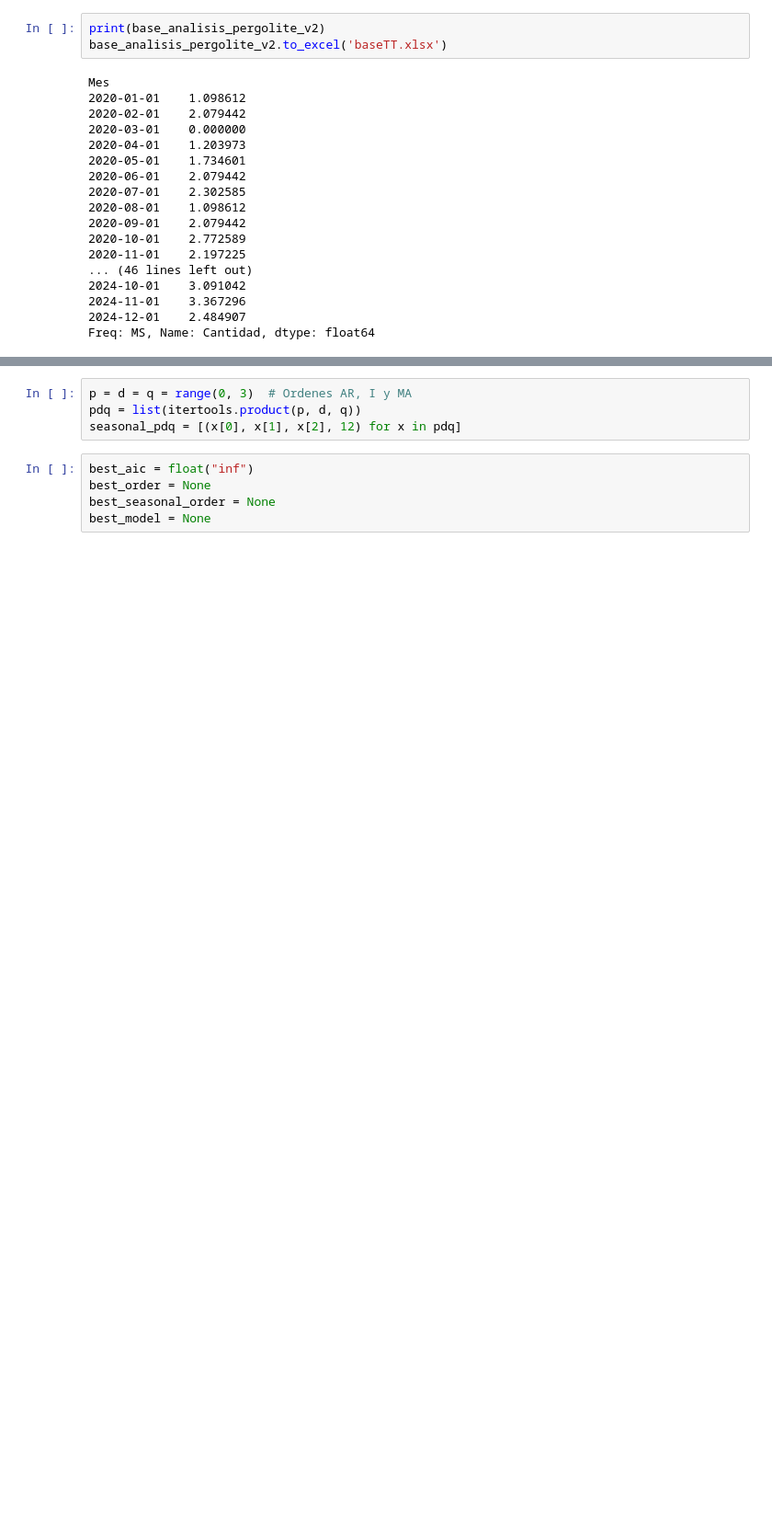
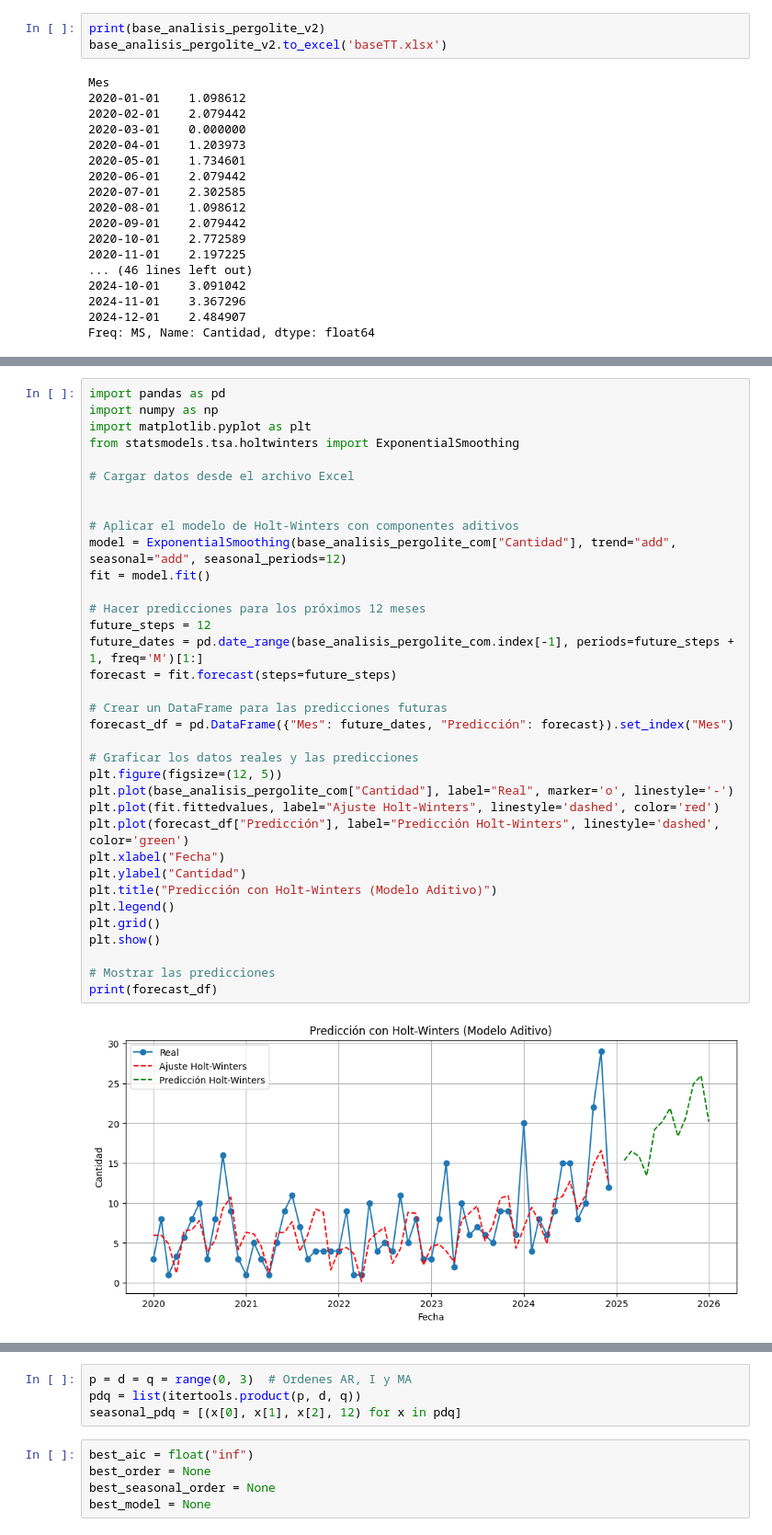
Before and after one commit to serway-hub/Proyecto_pronostico, a Jupyter notebook: pronosticos_pergolite.ipynb, the cells around one changed output, grey strips where cells are left out. Shown at 92% size. Saved outputs shown, nothing was run; the diff lists cells and outputs as text; blank space fills up the shorter version.

```diff
--- a/pronosticos_pergolite.ipynb
+++ b/pronosticos_pergolite.ipynb
@@ -255,0 +257,37 @@ Freq: MS, Name: Cantidad, dtype: float64
+# %%
+import pandas as pd
+import numpy as np
+import matplotlib.pyplot as plt
+from statsmodels.tsa.holtwinters import ExponentialSmoothing
+
+# Cargar datos desde el archivo Excel
+
+
+# Aplicar el modelo de Holt-Winters con componentes aditivos
+model = ExponentialSmoothing(base_analisis_pergolite_com["Cantidad"], trend="add", seasonal="add", seasonal_periods=12)
+fit = model.fit()
+
+# Hacer predicciones para los próximos 12 meses
+future_steps = 12
+future_dates = pd.date_range(base_analisis_pergolite_com.index[-1], periods=future_steps + 1, freq='M')[1:]
+forecast = fit.forecast(steps=future_steps)
+
+# Crear un DataFrame para las predicciones futuras
+forecast_df = pd.DataFrame({"Mes": future_dates, "Predicción": forecast}).set_index("Mes")
+
+# Graficar los datos reales y las predicciones
+plt.figure(figsize=(12, 5))
+plt.plot(base_analisis_pergolite_com["Cantidad"], label="Real", marker='o', linestyle='-')
+plt.plot(fit.fittedvalues, label="Ajuste Holt-Winters", linestyle='dashed', color='red')
+plt.plot(forecast_df["Predicción"], label="Predicción Holt-Winters", linestyle='dashed', color='green')
+plt.xlabel("Fecha")
+plt.ylabel("Cantidad")
+plt.title("Predicción con Holt-Winters (Modelo Aditivo)")
+plt.legend()
+plt.grid()
+plt.show()
+
+# Mostrar las predicciones
+print(forecast_df)
+# %% [output]
+[figure, added]
```
Also changed, not shown: parts of 10 cells of this notebook.
